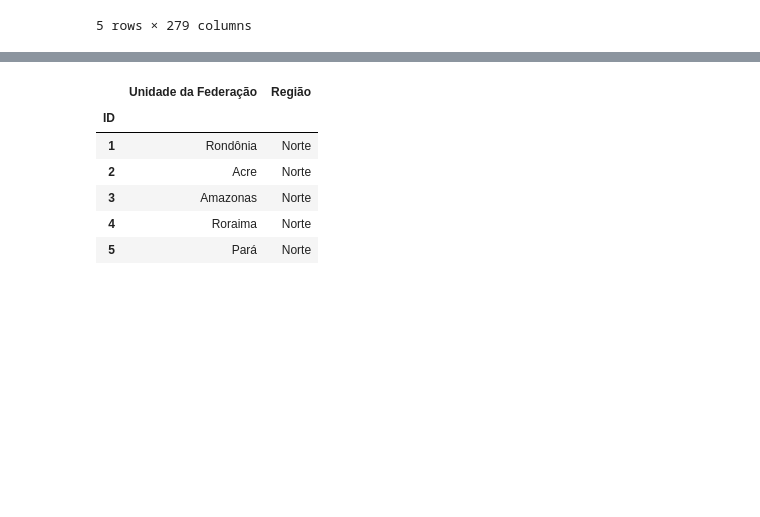
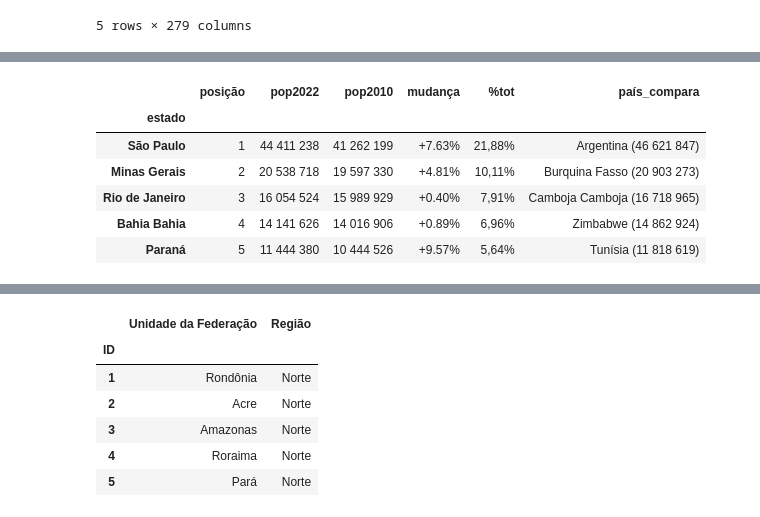
Before and after one commit to guilherme-ivan/prod_hosp, a Jupyter notebook: Notebooks/Alura_Project.ipynb, the cells around one changed output, grey strips where cells are left out. Saved outputs shown, nothing was run; the diff lists cells and outputs as text; code cells hidden in the pictures; blank space fills up the shorter version.

```diff
--- a/Notebooks/Alura_Project.ipynb
+++ b/Notebooks/Alura_Project.ipynb
@@ -54,0 +95,14 @@ df.head()
+# %%
+from io import StringIO
+dados_da_populacao_io = StringIO(dados_da_populacao)
+df_pop = pd.read_csv(dados_da_populacao_io, sep="\t", header=0)
+df_pop.set_index("estado", inplace=True)
+df_pop.head()
+# %% [output]
+|  | posição | pop2022 | pop2010 | mudança | %tot | país_compara |
+| estado |  |  |  |  |  |  |
+| São Paulo | 1 | 44 411 238 | 41 262 199 | +7.63% | 21,88% | Argentina (46 621 847) |
+| Minas Gerais | 2 | 20 538 718 | 19 597 330 | +4.81% | 10,11% | Burquina Fasso (20 903 273) |
+| Rio de Janeiro | 3 | 16 054 524 | 15 989 929 | +0.40% | 7,91% | Camboja Camboja (16 718 965) |
+| Bahia Bahia | 4 | 14 141 626 | 14 016 906 | +0.89% | 6,96% | Zimbabwe (14 862 924) |
+| Paraná | 5 | 11 444 380 | 10 444 526 | +9.57% | 5,64% | Tunísia (11 818 619) |
```
Also changed, not shown: parts of 6 cells of this notebook.
